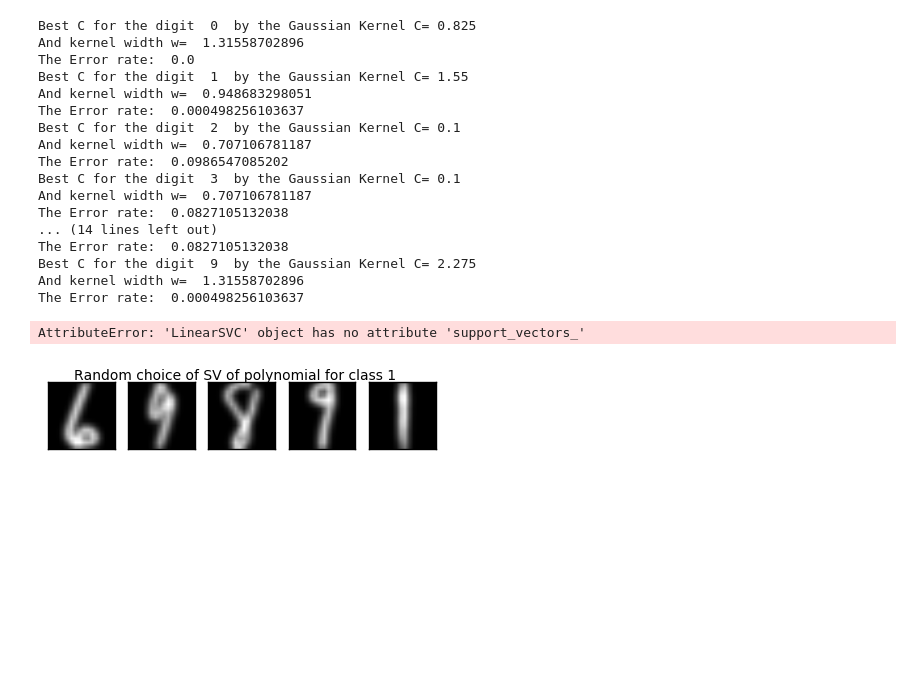
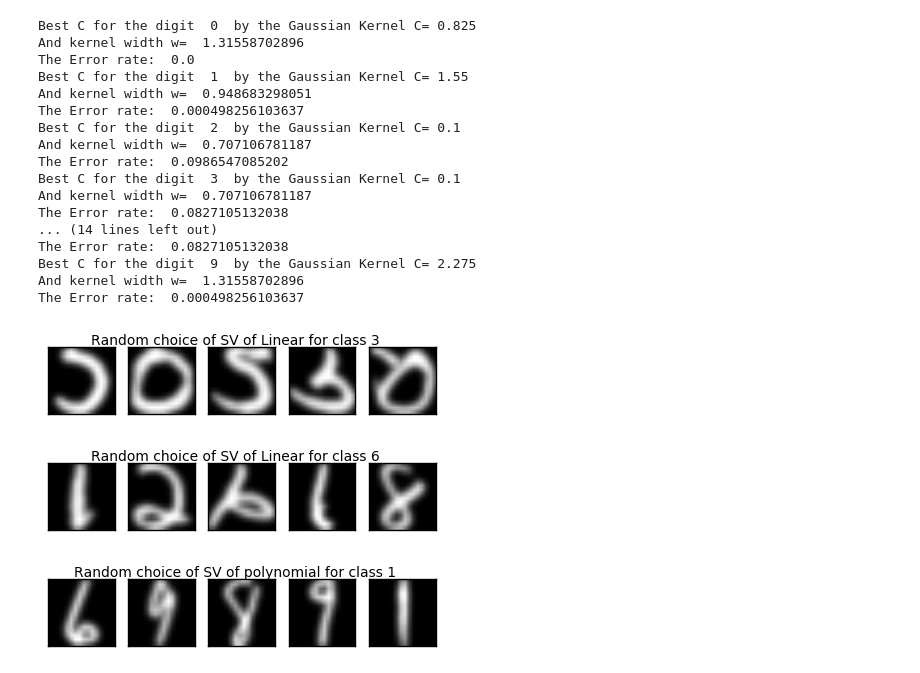
Before and after one commit to hirogit1002/ML_lab, a Jupyter notebook: 04/assign4.ipynb, the cells around one changed output. Drawn from its saved outputs; the diff is of its cells as text; code cells hidden in the pictures; blank space fills up the shorter version.

```diff
--- a/04/assign4.ipynb
+++ b/04/assign4.ipynb
@@ -445,7 +445,7 @@ We would now like to use the SVM on a ’real’ dataset, the USPS dataset, whic
 (1). Use 5-fold Cross Validation (see exercise sheet 4), to find the best kernel and kernel parameters for each digit. Report the best kernel and kernel parameter as well as the estimated test error for each digit.
 # %%
 def linsvm(knl,kp,c):
-    method =LinearSVC(C=c)
+    method =SVC(kernel='linear',C=c)
     return method
 # %%
 def zero_one_loss(y_true, y_pred):
@@ -617,27 +617,29 @@ Best C for the digit  9  by the Gaussian Kernel C= 2.275
 And kernel width w=  1.31558702896
 The Error rate:  0.000498256103637
 # %%
-C_l_choice=C_l[1].support_vectors_[np.random.choice(len(C_l[1].support_vectors_),5,replace=False)]
+C_l_choice=C_l[3].support_vectors_[np.random.choice(len(C_l[1].support_vectors_),5,replace=False)]
 rang = np.arange(256)+1
 fig=plt.figure(figsize=(5,1))
-subtitle = fig.suptitle("Random choice of SV of Linear for class 1")
+subtitle = fig.suptitle("Random choice of SV of Linear for class 3")
 for i in range(5):
     plt.subplot(1,5,i+1)
     plt.imshow(C_l_choice[i].reshape(16,16), cmap='gray')
     plt.xticks([])
     plt.yticks([])
 # %% [output]
-AttributeError: 'LinearSVC' object has no attribute 'support_vectors_'
+[figure, added]
 # %%
-C_l_choice=C_l[1].support_vectors_[np.random.choice(len(C_l[1].support_vectors_),5,replace=False)]
+C_l_choice=C_l[6].support_vectors_[np.random.choice(len(C_l[1].support_vectors_),5,replace=False)]
 rang = np.arange(256)+1
 fig=plt.figure(figsize=(5,1))
-subtitle = fig.suptitle("Random choice of SV of Linear for class 1")
+subtitle = fig.suptitle("Random choice of SV of Linear for class 6")
 for i in range(5):
     plt.subplot(1,5,i+1)
     plt.imshow(C_l_choice[i].reshape(16,16), cmap='gray')
     plt.xticks([])
     plt.yticks([])
+# %% [output]
+[figure, added]
 # %%
 C_p_choice=C_p[1].support_vectors_[np.random.choice(len(C_p[1].support_vectors_),5,replace=False)]
 rang = np.arange(256)+1
```
Also changed, not shown: parts of 2 cells of this notebook, 6 other files.
